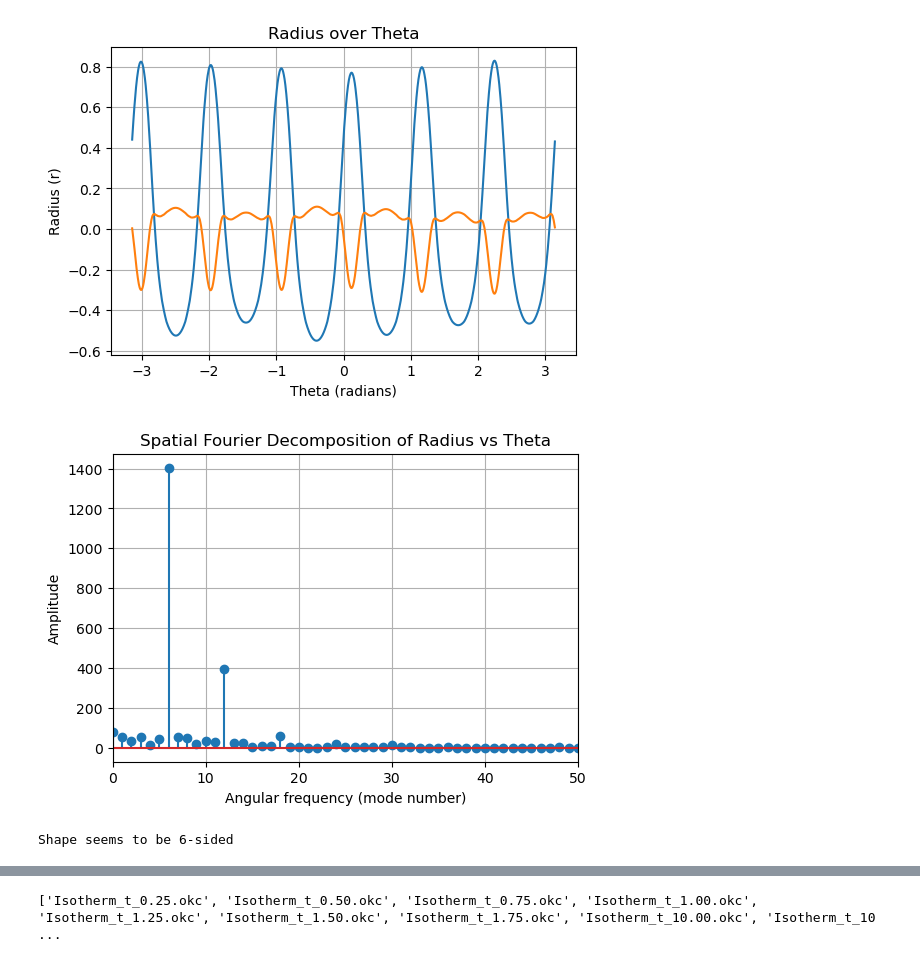
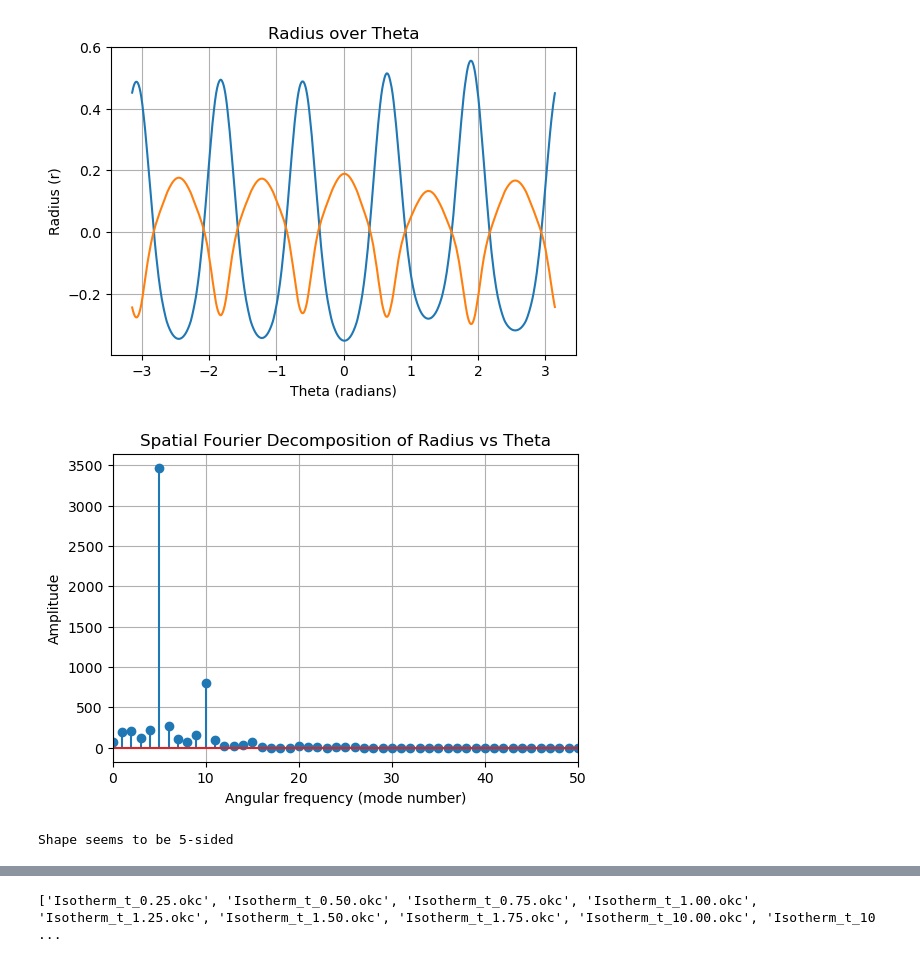
Before and after one commit to Florian808/Inward-flame-post-process, a Jupyter notebook: Local/Isocont_post_process.ipynb, the cells around one changed output, grey strips where cells are left out. Saved outputs shown, nothing was run; the diff lists cells and outputs as text; code cells hidden in the pictures.

```diff
--- a/Local/Isocont_post_process.ipynb
+++ b/Local/Isocont_post_process.ipynb
@@ -7,6 +7,7 @@ from scipy.stats import linregress
 import os
 from pathlib import Path
 import re
+
 
 def extract_fields_from_okc(file_path, fields):
     with open(file_path, 'r') as f:
@@ -21,7 +22,7 @@ def extract_fields_from_okc(file_path, fields):
     # Data starts at line 2 * n_fields + 1
     start_data_lines = (2 * n_fields + 1)
 
-    df = pd.read_csv(filepath, sep=r'\s+', skiprows=start_data_lines, names=field_names)
+    df = pd.read_csv(file_path, sep=r'\s+', skiprows=start_data_lines, names=field_names)
     sliced_df = df[fields]
     return sliced_df
 
@@ -35,7 +36,7 @@ def cartesian_df_to_polar(dataframe):
 
 def interpolated_FFT(theta, signal):
     # Define uniform theta range
-    theta_uniform = np.linspace(theta[0], theta[-1], len(theta), endpoint=False)
+    theta_uniform = np.linspace(theta[0], theta[-1], 2 * len(theta), endpoint=False)
 
     # Interpolate r to uniform theta
     r_interp = interp1d(theta, signal, kind='cubic')
@@ -43,14 +44,14 @@ def interpolated_FFT(theta, signal):
 
     # Perform the Fourier Transform
     fft_coeffs = np.fft.fft(r_uniform)
-    frequencies = np.fft.fftfreq(len(r_uniform), d=(theta_uniform[1] - theta_uniform[0]))
+    spect_wave_num = np.fft.fftfreq(len(r_uniform), d=(theta_uniform[1] - theta_uniform[0]))
     # Convert to one-sided over angular frequency
-    pos_ind = len(frequencies) // 2
-    omegas = 2 * np.pi * frequencies[:pos_ind]
+    pos_ind = len(spect_wave_num) // 2
+    wave_num = 2 * np.pi * spect_wave_num[:pos_ind]
 
     # Get magnitudes
     amplitudes = np.abs(fft_coeffs)[:pos_ind] * 2
-    return omegas, amplitudes
+    return wave_num, amplitudes
 
 def get_dominant_mode(theta, signal):
     signal_omegas, signal_amplitudes = interpolated_FFT(theta, signal)
@@ -59,7 +60,7 @@ def get_dominant_mode(theta, signal):
     return dominant_mode
 # %%
 username = os.getlogin()
-filepath = Path(f"C:/Users/{username}/OneDrive - ETH Zurich/Semester 10/Master Thesis/Sim results/base_18.4k_phi_0.6/Uin_02.00_RUN01/database/Isotherm_t_50.00.okc")
+filepath = Path(f"C:/Users/{username}/OneDrive - ETH Zurich/Semester 10/Master Thesis/Sim results/base_18.4k_phi_0.6/Uin_01.50_RUN01/database/Isotherm_t_50.00.okc")
 #filepath = r'C:\Users\flori\OneDrive - ETH Zurich\Semester 10\Master Thesis\Sim results\base_18.4k_phi_0.6\Uin_01.90_RUN01\database\Isotherm_t_200.00.okc'
 # Usage
 df = extract_fields_from_okc(filepath, ['x', 'y', 'x_velocity', 'y_velocity'])
@@ -95,36 +96,36 @@ plt.show()
 # ax2.set_ylabel('log(x + 1)', color='r')
 # ax2.tick_params(axis='y', labelcolor='r')
 
 r_fluc_omega, r_fluc_amp = interpolated_FFT(theta, r_fluc)
 
 # Plot the spectrum
 plt.figure(figsize=(6, 4))
 plt.stem(r_fluc_omega, r_fluc_amp) # use_line_collection=True
 plt.xlabel('Angular frequency (mode number)')
 plt.ylabel('Amplitude')
 plt.title('Spatial Fourier Decomposition of Radius vs Theta')
 plt.grid(True)
 #plt.xlim(0, len(r_fluc_freq)//2)  # Only positive freqs
 plt.xlim(0, 50)
 plt.show()
 
 # vel_mag_fluc_omega, vel_mag_fluc_amp = interpolated_FFT(theta, vel_mag_fluc)
 # # Plot the spectrum
 # plt.figure(figsize=(6, 4))
 # plt.stem(vel_mag_fluc_omega,vel_mag_fluc_amp) # use_line_collection=True
 # plt.xlabel('Angular frequency (mode number)')
 # plt.ylabel('Amplitude')
 # plt.title('Spatial Fourier Decomposition of Temperature vs Theta')
 # plt.grid(True)
 # #plt.xlim(0, len(r_fluc_freq)//2)  # Only positive freqs
 # plt.xlim(0, 50)
 # plt.show()
 dominant_mode = int(r_fluc_omega[np.argmax(r_fluc_amp)])
 print(f"Shape seems to be {dominant_mode}-sided")
 # %% [output]
-[figure, old version]
+[figure, new version]
-[figure, old version]
+[figure, new version]
-Shape seems to be 6-sided
+Shape seems to be 5-sided
 # %%
 username = os.getlogin()
 case1 = "base_18.4k_phi_0.6"
```
Also changed, not shown: parts of 4 cells of this notebook.
